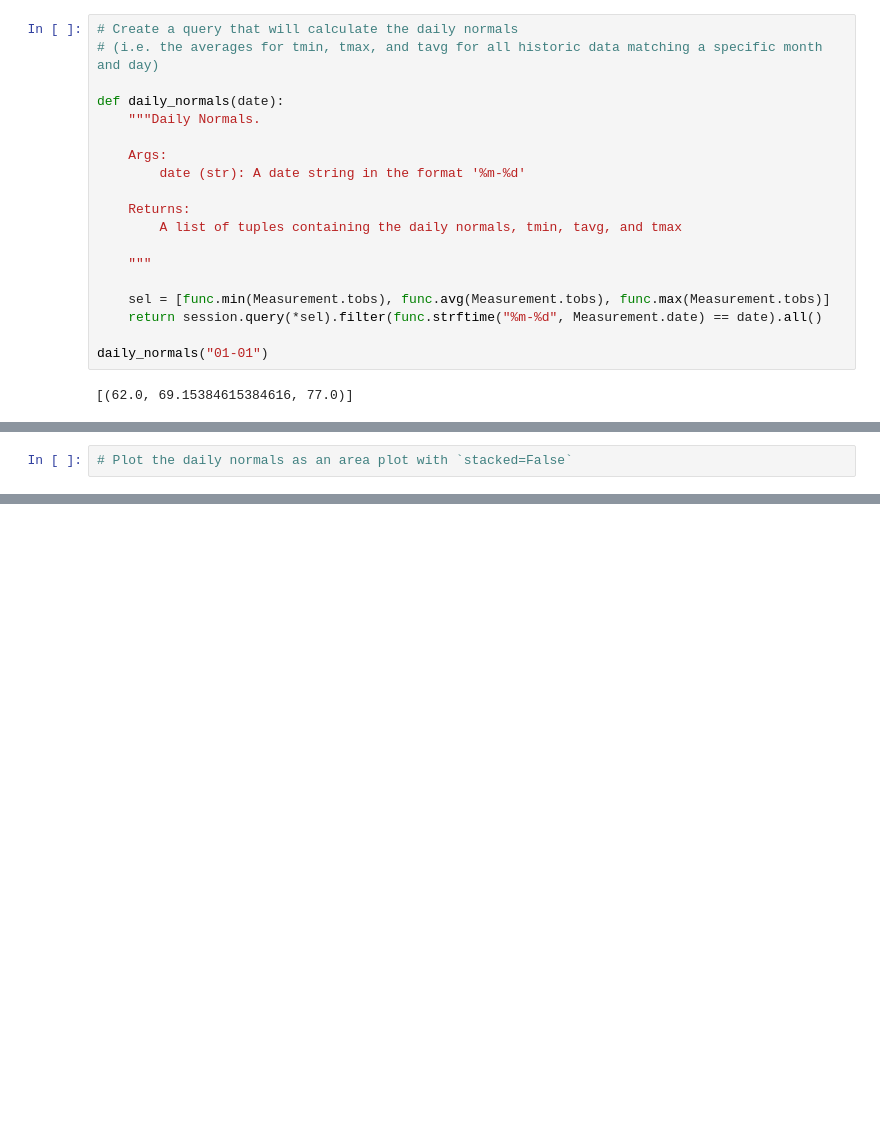
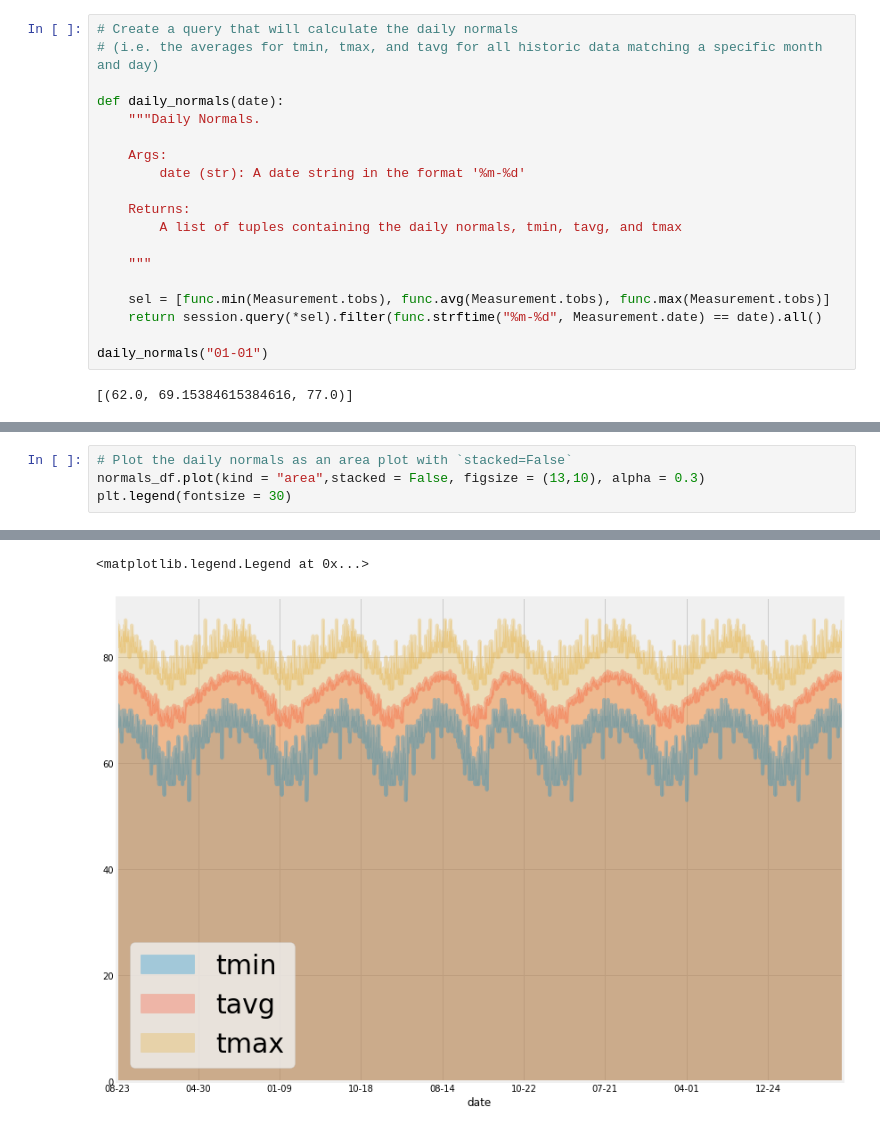
Before and after one commit to chuhaovince/Sqlalchemy-challenge, a Jupyter notebook: climate_starter.ipynb, the cells around one changed output, grey strips where cells are left out. Cells and saved outputs as stored; diff of their text form; blank space fills up the shorter version.

```diff
--- a/climate_starter.ipynb
+++ b/climate_starter.ipynb
@@ -259,3 +232,5 @@ daily_normals("01-01")
 # %%
 # Plot the daily normals as an area plot with `stacked=False`
+normals_df.plot(kind = "area",stacked = False, figsize = (13,10), alpha = 0.3)
+plt.legend(fontsize = 30)
 # %% [output]
@@ -263,0 +237,2 @@ daily_normals("01-01")
+<matplotlib.legend.Legend at 0x...>
+[figure, added]
```
Also changed, not shown: parts of 9 cells of this notebook.
